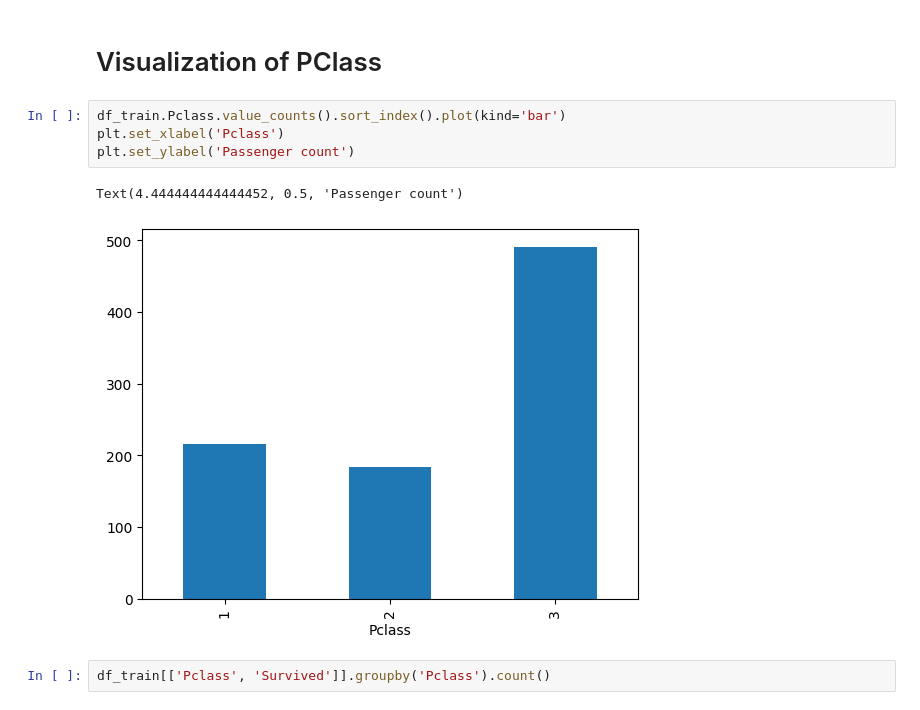
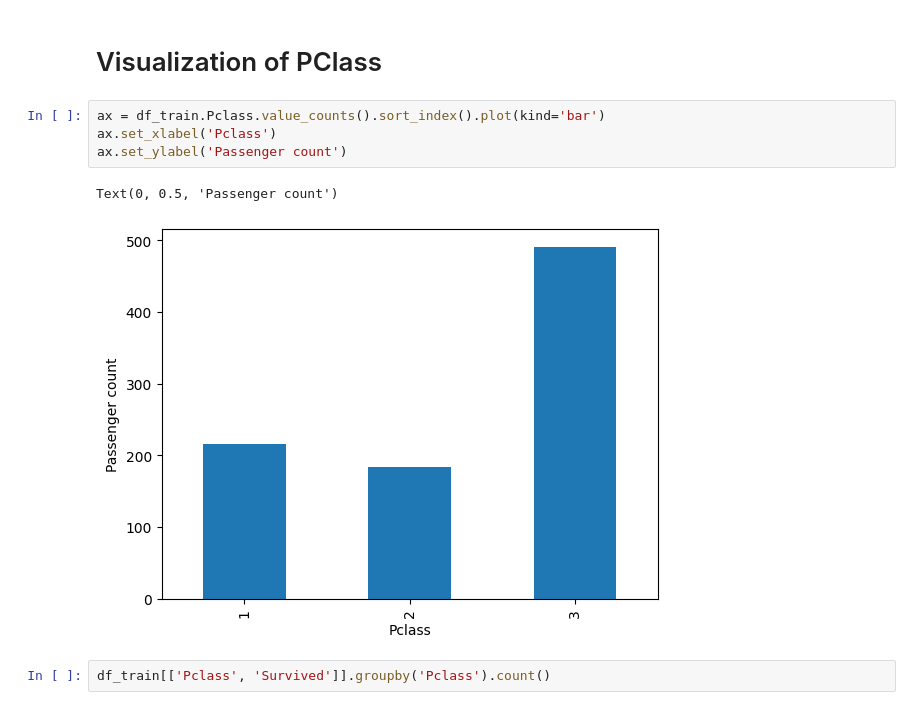
Before and after one commit to helben2002/TitanicCapstoneProject, a Jupyter notebook: ml/notebooks/fortuna.ipynb, the cells around one changed output. Saved outputs shown, nothing was run; the diff lists cells and outputs as text.

```diff
--- a/ml/notebooks/fortuna.ipynb
+++ b/ml/notebooks/fortuna.ipynb
@@ -160,12 +161,12 @@ plt = df_train.Survived.value_counts().plot(kind='bar')
 # %% [markdown]
 # Visualization of PClass
 # %%
-df_train.Pclass.value_counts().sort_index().plot(kind='bar')
-plt.set_xlabel('Pclass')
-plt.set_ylabel('Passenger count')
+ax = df_train.Pclass.value_counts().sort_index().plot(kind='bar')
+ax.set_xlabel('Pclass')
+ax.set_ylabel('Passenger count')
 # %% [output]
-Text(4.444444444444452, 0.5, 'Passenger count')
+Text(0, 0.5, 'Passenger count')
-[figure, old version]
+[figure, new version]
 # %%
 df_train[['Pclass', 'Survived']].groupby('Pclass').count()
 # %% [output]
```
Also changed, not shown: parts of 22 cells of this notebook.
